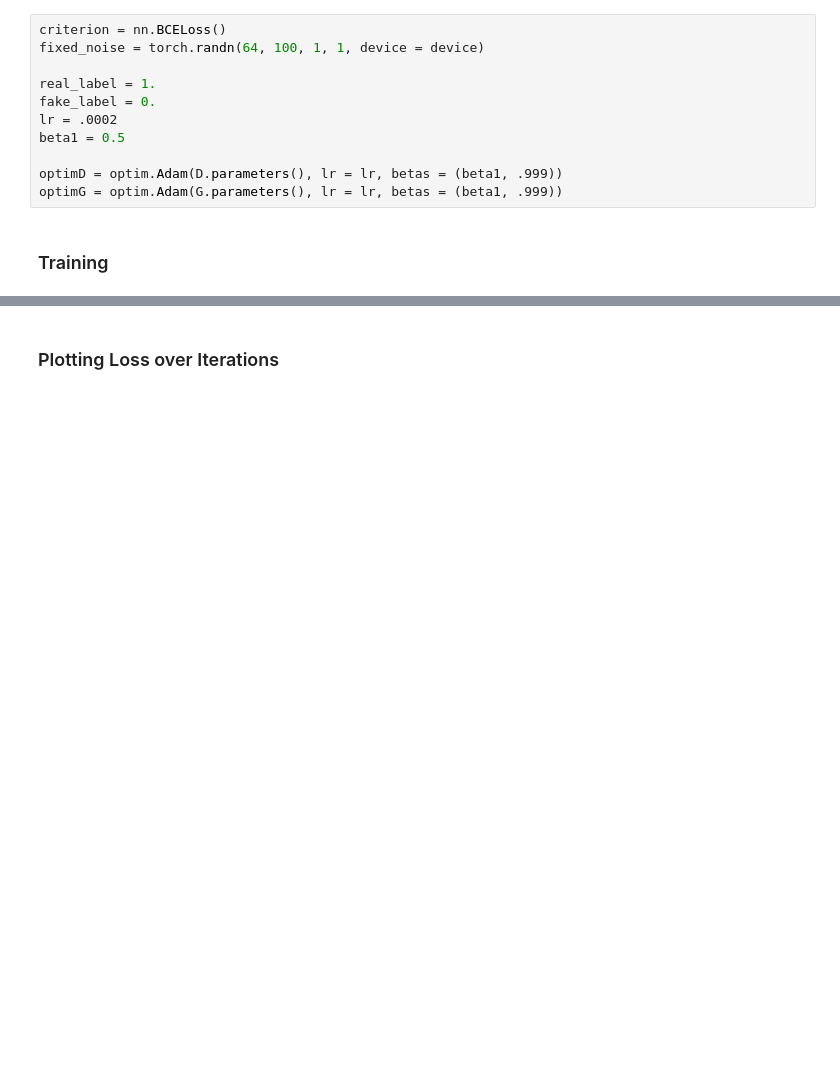
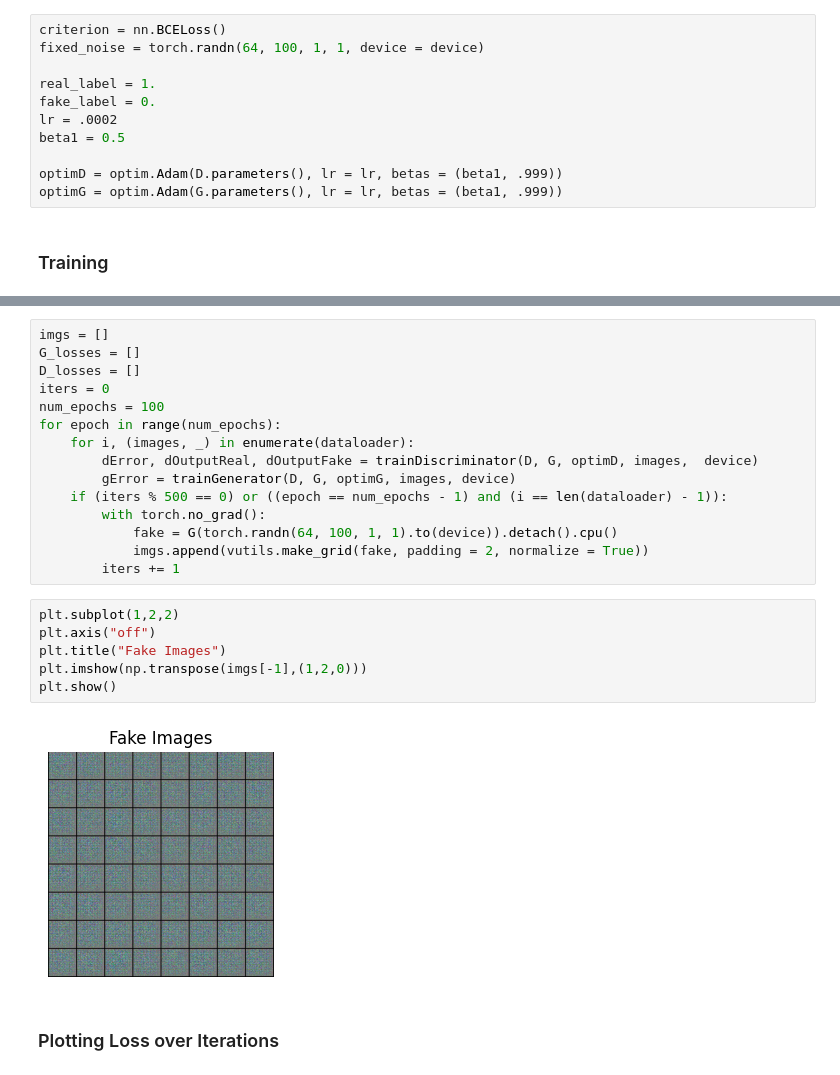
Before and after one commit to alihuss1017/DCGAN, a Jupyter notebook: main.ipynb, the cells around one changed output, grey strips where cells are left out. Cells and saved outputs as stored; diff of their text form; blank space fills up the shorter version.

Commit message:
[ADD] nb w mod train

```diff
--- a/main.ipynb
+++ b/main.ipynb
@@ -181,3 +122,26 @@ for epoch in range(num_epochs):
+# %%
+imgs = []
+G_losses = []
+D_losses = []
+iters = 0
+num_epochs = 100
+for epoch in range(num_epochs):
+    for i, (images, _) in enumerate(dataloader):
+        dError, dOutputReal, dOutputFake = trainDiscriminator(D, G, optimD, images,  device)
+        gError = trainGenerator(D, G, optimG, images, device)
+    if (iters % 500 == 0) or ((epoch == num_epochs - 1) and (i == len(dataloader) - 1)):
+        with torch.no_grad():
+            fake = G(torch.randn(64, 100, 1, 1).to(device)).detach().cpu()
+            imgs.append(vutils.make_grid(fake, padding = 2, normalize = True))
+        iters += 1
+# %%
+plt.subplot(1,2,2)
+plt.axis("off")
+plt.title("Fake Images")
+plt.imshow(np.transpose(imgs[-1],(1,2,0)))
+plt.show()
+# %% [output]
+[figure, added]
 # %% [markdown]
 ### Plotting Loss over Iterations
 # %%
```
Also changed, not shown: parts of 5 cells of this notebook.
